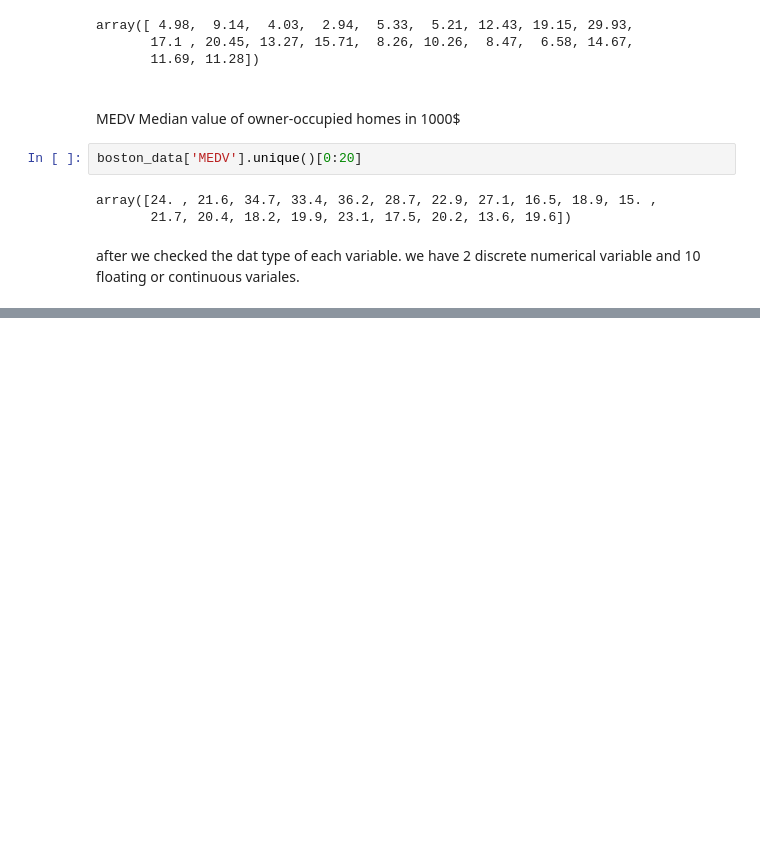
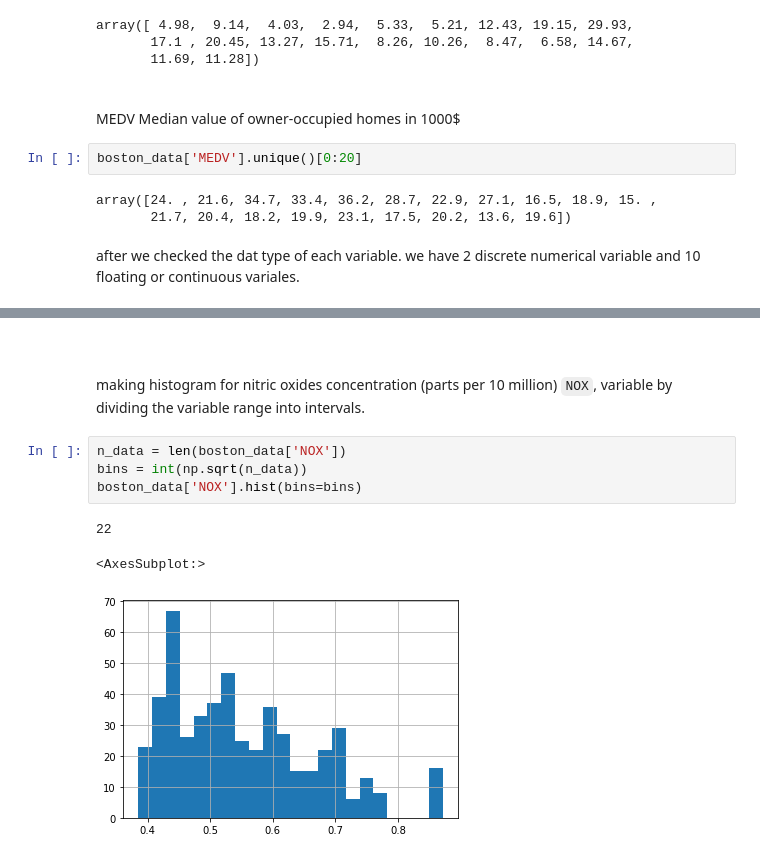
Before and after one commit to Mohamed-3ql/RegressionProjects, a Jupyter notebook: boston_housing/house_price_prediction.ipynb, the cells around one changed output, grey strips where cells are left out. Saved outputs shown, nothing was run; the diff lists cells and outputs as text; blank space fills up the shorter version.

```diff
--- a/boston_housing/house_price_prediction.ipynb
+++ b/boston_housing/house_price_prediction.ipynb
@@ -237,0 +272,12 @@ array([24. , 21.6, 34.7, 33.4, 36.2, 28.7, 22.9, 27.1, 16.5, 18.9, 15. ,
+# %% [markdown]
+<br>
+# %% [markdown]
+making histogram for nitric oxides concentration (parts per 10 million) `NOX`, variable by dividing the variable range into intervals.
+# %%
+n_data = len(boston_data['NOX'])
+bins = int(np.sqrt(n_data))
+boston_data['NOX'].hist(bins=bins)
+# %% [output]
+22
+<AxesSubplot:>
+[figure, added]
```
Also changed, not shown: parts of 55 cells of this notebook, 38 other files.
